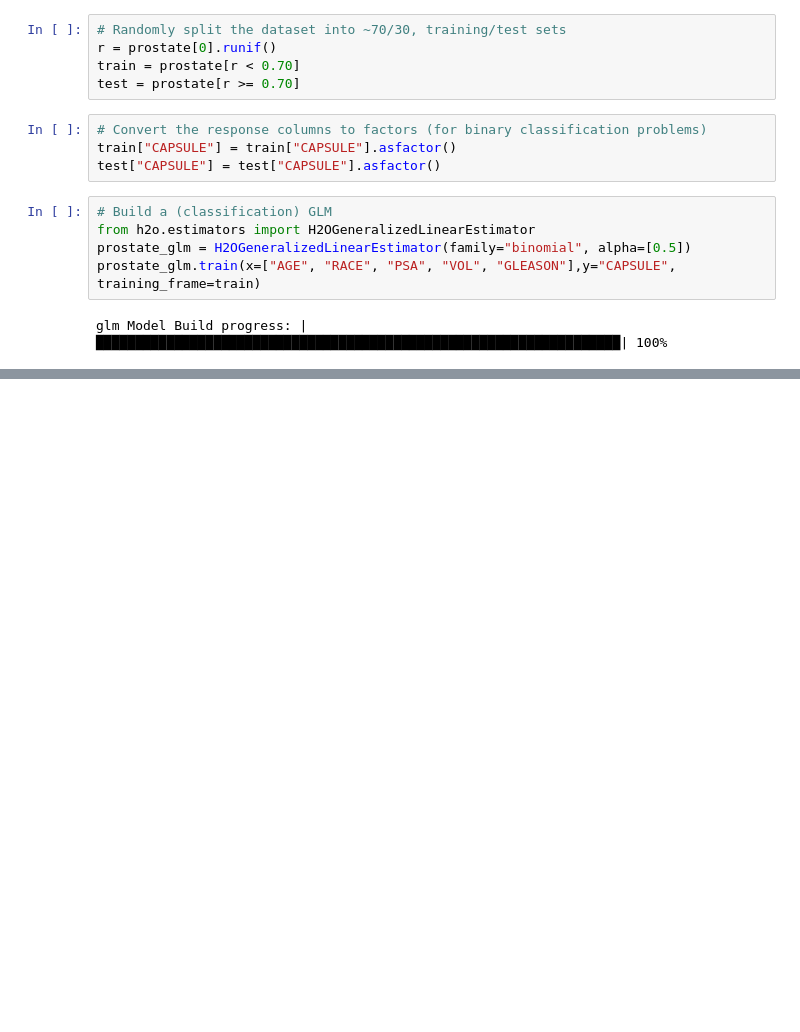
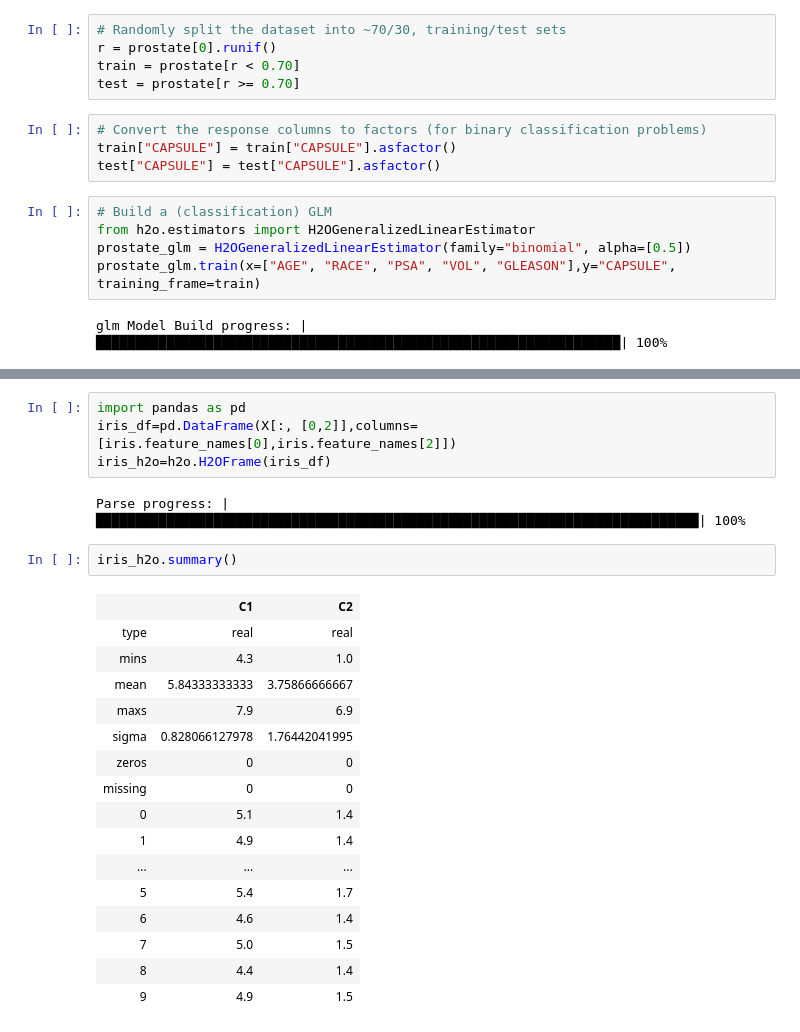
Before and after one commit to qiqiestunegrossememere/sfeir_school_ml, a Jupyter notebook: Codelab_linear_regression.ipynb, the cells around one changed output, grey strips where cells are left out. Saved outputs shown, nothing was run; the diff lists cells and outputs as text; blank space fills up the shorter version.

```diff
--- a/Codelab_linear_regression.ipynb
+++ b/Codelab_linear_regression.ipynb
@@ -254,0 +267,25 @@ Gains/Lift Table: Avg response rate: 39.82 %
+# %%
+import pandas as pd
+iris_df=pd.DataFrame(X[:, [0,2]],columns=[iris.feature_names[0],iris.feature_names[2]])
+iris_h2o=h2o.H2OFrame(iris_df)
+# %% [output]
+Parse progress: |█████████████████████████████████████████████████████████████████████████████| 100%
+# %%
+iris_h2o.summary()
+# %% [output]
+|  | C1 | C2 |
+| type | real | real |
+| mins | 4.3 | 1.0 |
+| mean | 5.84333333333 | 3.75866666667 |
+| maxs | 7.9 | 6.9 |
+| sigma | 0.828066127978 | 1.76442041995 |
+| zeros | 0 | 0 |
+| missing | 0 | 0 |
+| 0 | 5.1 | 1.4 |
+| 1 | 4.9 | 1.4 |
+| ... | ... | ... |
+| 5 | 5.4 | 1.7 |
+| 6 | 4.6 | 1.4 |
+| 7 | 5.0 | 1.5 |
+| 8 | 4.4 | 1.4 |
+| 9 | 4.9 | 1.5 |
```
Also changed, not shown: parts of 10 cells of this notebook.
